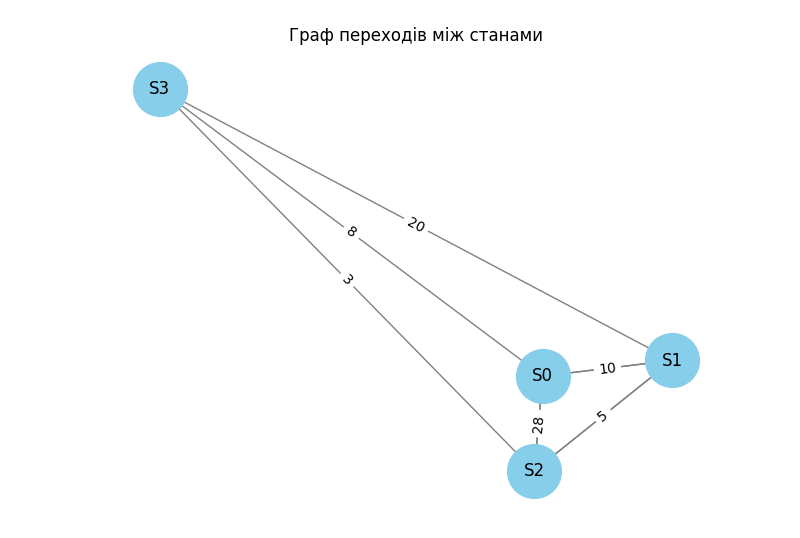
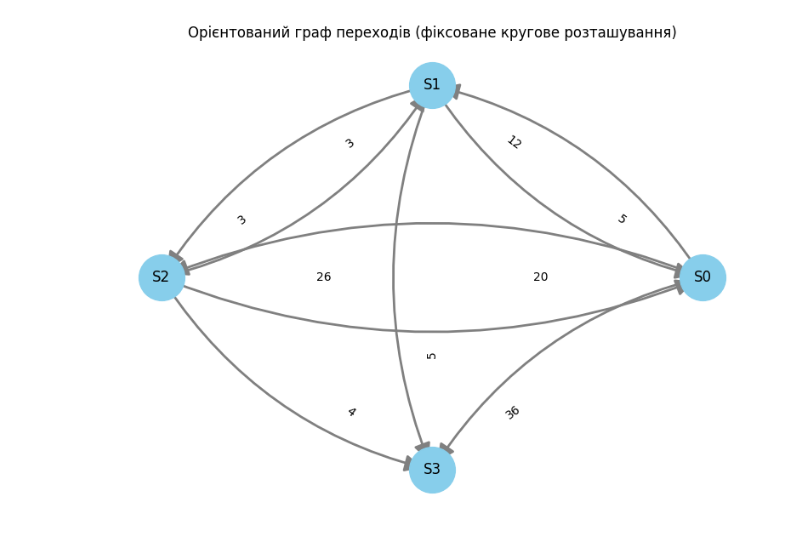
Before and after one commit to Roma-coder/Semi-Markov-Simulation, a Jupyter notebook: SemiMarkoSimulation.ipynb, the cells around one changed output. Cells and saved outputs as stored; diff of their text form; code cells hidden in the pictures.

```diff
--- a/SemiMarkoSimulation.ipynb
+++ b/SemiMarkoSimulation.ipynb
@@ -11,7 +11,7 @@ Tmax = 10  # максимальний час спостереження
 N_states = 4  # кількість станів
 state_names = [f'S{i}' for i in range(N_states)]
 
-# Генерація випадкової матриці переходів (рядки сумуються до 1)
+# Генерація випадкової матриці переходів
 def generate_transition_matrix(n):
     mat = np.zeros((n, n))
     for i in range(n):
@@ -22,34 +22,34 @@ def generate_transition_matrix(n):
 
 transition_probs = generate_transition_matrix(N_states)
 
-# Випадкове призначення базових інтенсивностей і типу розподілу
+# Випадкові інтенсивності та розподіли
 lambda_0 = {state: np.random.uniform(0.1, 1.0) for state in state_names}
 lambda_type = {state: np.random.choice(['exp', 'unif']) for state in state_names}
 
-# Функція для генерації наступного стану
+# Наступний стан
 def sample_next_state(current):
     return np.random.choice(state_names, p=transition_probs.loc[current].values)
 
-# Функція для генерації часу перебування
+# Час перебування
 def generate_sojourn_time(current_state, Z):
     lam = lambda_0.get(current_state, 1.0)
     if lambda_type[current_state] == 'exp':
         rate = lam * np.exp(Z)
         u = np.random.uniform(0, 1)
         return -np.log(1 - u) / rate
-    else:  # рівномірний розподіл
+    else:
         low = 0.5
         high = lam + np.exp(Z)
         return np.random.uniform(low, high)
 
-# Основний алгоритм
+# Моделювання
 records = []
 for m in range(M):
     t = 0
-    state = state_names[0]  # Початковий стан
+    state = state_names[0]
     Z_m = {(i, j): np.random.normal(0, 1) for i in state_names for j in state_names if j != i}
 
-    while t < Tmax and state != state_names[-1]:  # останній стан — absorbing
+    while t < Tmax and state != state_names[-1]:
         current_state = state
         next_candidate = sample_next_state(current_state)
         Z = Z_m.get((current_state, next_candidate), 0)
@@ -75,39 +75,69 @@ for m in range(M):
         t += W
         state = next_state
 
-# Зберігаємо як DataFrame
+# DataFrame
 sim_data = pd.DataFrame(records)
 
-# Вивід
-print(sim_data)
-
-# Побудова графіка переходів (матриця частот)
-transition_counts = sim_data.groupby(['From', 'To']).size().unstack(fill_value=0)
+# --- Нова: ОЦІНОЧНА МАТРИЦЯ ПЕРЕХОДІВ ---
+valid_transitions = sim_data.dropna(subset=['To'])
+transition_counts = valid_transitions.groupby(['From', 'To']).size().unstack(fill_value=0)
 transition_counts = transition_counts.reindex(index=state_names, columns=state_names, fill_value=0)
 
+# Ймовірності переходів: нормалізуємо по рядках
+transition_probs_est = transition_counts.div(transition_counts.sum(axis=1), axis=0).fillna(0)
+transition_probs_est.loc['S3', 'S3'] = 1.0
+
+# Занулення діагоналі (окрім absorbing стану)
+for i in range(N_states - 1):  # останній — absorbing
+    transition_probs_est.iloc[i, i] = 0.0
+
+# Виведення heatmap ймовірностей переходів
 plt.figure(figsize=(8, 6))
-sns.heatmap(transition_counts, annot=True, fmt='d', cmap='Blues')
-plt.title("Частоти переходів між станами")
+sns.heatmap(transition_probs_est, annot=True, cmap='YlGnBu', fmt='.2f')
+plt.title("Оцінена матриця ймовірностей переходів")
+plt.xlabel("Наступний стан")
+plt.ylabel("Поточний стан")
+plt.show()
 
-# Побудова графіка переходів
-valid_transitions = sim_data.dropna(subset=['To'])
-transition_counts = valid_transitions.groupby(['From', 'To']).size()
+# --- Створення графа ---
+G = nx.DiGraph()
+for (src, dst), weight in transition_counts.stack().items():
+    if weight > 0:
+        G.add_edge(src, dst, weight=weight)
 
-# Створення графа
-G = nx.DiGraph()
-for (src, dst), weight in transition_counts.items():
-    G.add_edge(src, dst, weight=weight)
+# --- Створюємо фіксоване РОЗТАШУВАННЯ НА КОЛІ ---
+def circular_layout_fixed_order(nodes):
+    """
+    Фіксоване розташування вузлів по колу з передбачуваним порядком.
+    """
+    n = len(nodes)
+    angles = np.linspace(0, 2 * np.pi, n, endpoint=False)
+    return {node: (np.cos(angle), np.sin(angle)) for node, angle in zip(nodes, angles)}
 
-# Позиції вузлів
-pos = nx.spring_layout(G, seed=42)
+# Визначаємо фіксоване колове розташування вузлів
+fixed_pos = circular_layout_fixed_order(state_names)
+
+# --- Візуалізація ---
 plt.figure(figsize=(8, 6))
-nx.draw_networkx_nodes(G, pos, node_size=1500, node_color='skyblue')
-nx.draw_networkx_edges(G, pos, arrowstyle='->', arrowsize=20, edge_color='gray')
-nx.draw_networkx_labels(G, pos, font_size=12)
+
+nx.draw_networkx_nodes(G, fixed_pos, node_size=1500, node_color='skyblue')
+
+nx.draw_networkx_edges(
+    G, fixed_pos,
+    edge_color='gray',
+    arrows=True,
+    arrowsize=30,
+    arrowstyle='-|>',
+    connectionstyle='arc3,rad=0.2',
+    width=2
+)
+
+nx.draw_networkx_labels(G, fixed_pos, font_size=12, font_color='black')
 edge_labels = {(u, v): d['weight'] for u, v, d in G.edges(data=True)}
-nx.draw_networkx_edge_labels(G, pos, edge_labels=edge_labels)
-plt.title("Граф переходів між станами")
+nx.draw_networkx_edge_labels(G, fixed_pos, edge_labels=edge_labels, font_size=10, label_pos=0.3)
+
+plt.title("Орієнтований граф переходів (фіксоване кругове розташування)")
 plt.axis('off')
-
+plt.tight_layout()
 plt.show()
 # %% [output]
@@ -129 +145 @@ plt.show()
-[figure, old version]
+[figure, new version]
```
Also changed, not shown: parts of 1 cell of this notebook.
